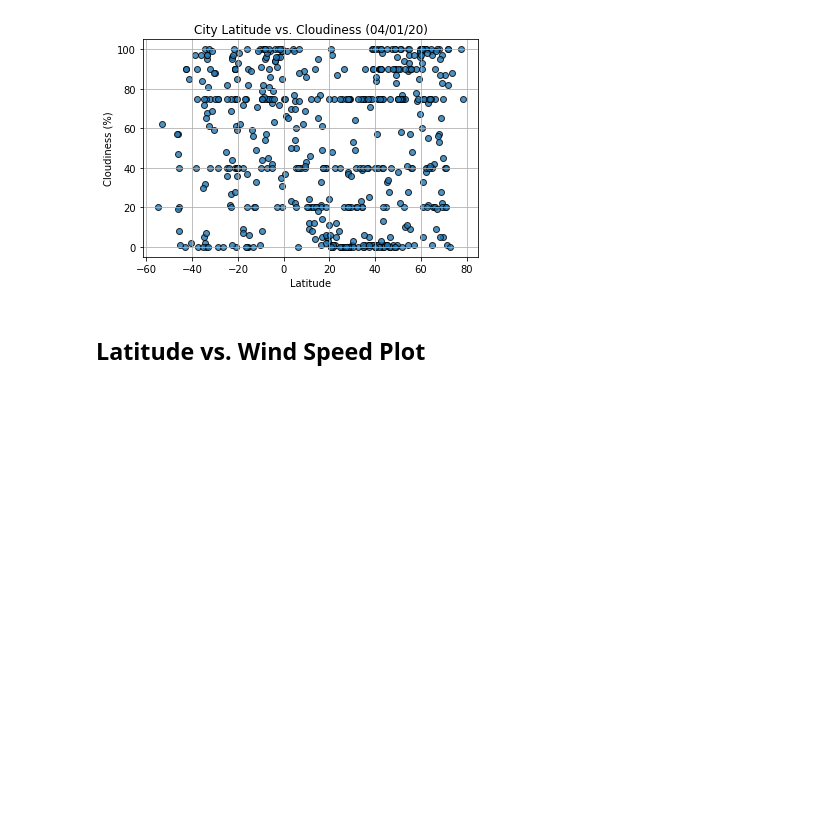
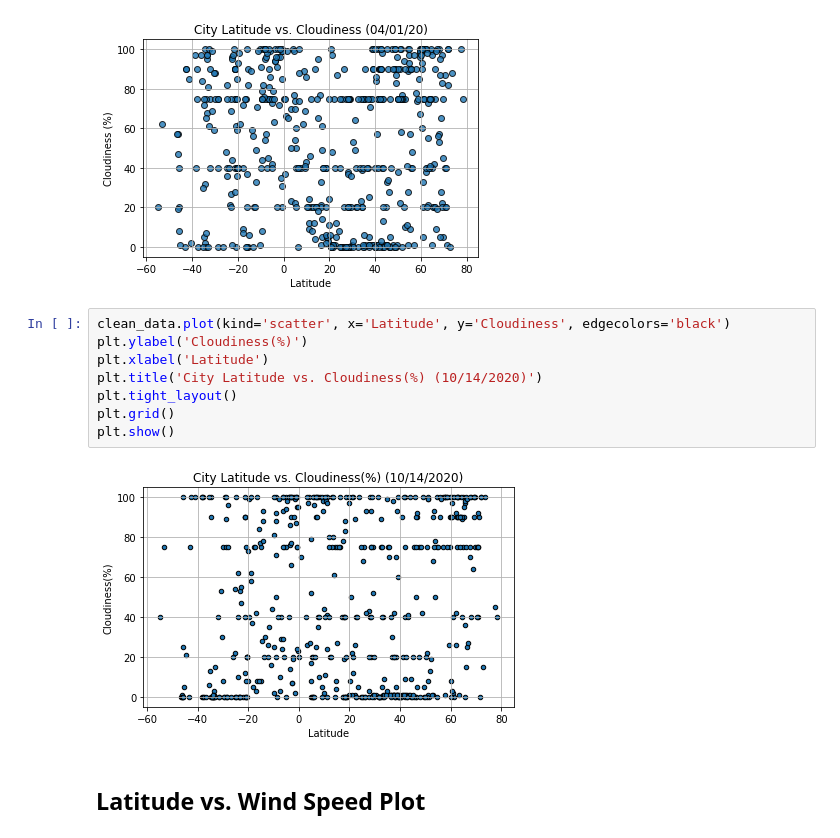
Before and after one commit to Shayoconnell7/python-api-challenge, a Jupyter notebook: WeatherPy/WeatherPy.ipynb, the cells around one changed output. Saved outputs shown, nothing was run; the diff lists cells and outputs as text; blank space fills up the shorter version.

```diff
--- a/WeatherPy/WeatherPy.ipynb
+++ b/WeatherPy/WeatherPy.ipynb
@@ -246,6 +256,16 @@ plt.show()
 # %%
 # %% [output]
 [figure]
+# %%
+clean_data.plot(kind='scatter', x='Latitude', y='Cloudiness', edgecolors='black')
+plt.ylabel('Cloudiness(%)')
+plt.xlabel('Latitude')
+plt.title('City Latitude vs. Cloudiness(%) (10/14/2020)')
+plt.tight_layout()
+plt.grid()
+plt.show()
+# %% [output]
+[figure, added]
 # %% [markdown]
 ## Latitude vs. Wind Speed Plot
 # %%
```
Also changed, not shown: parts of 1 cell of this notebook.
